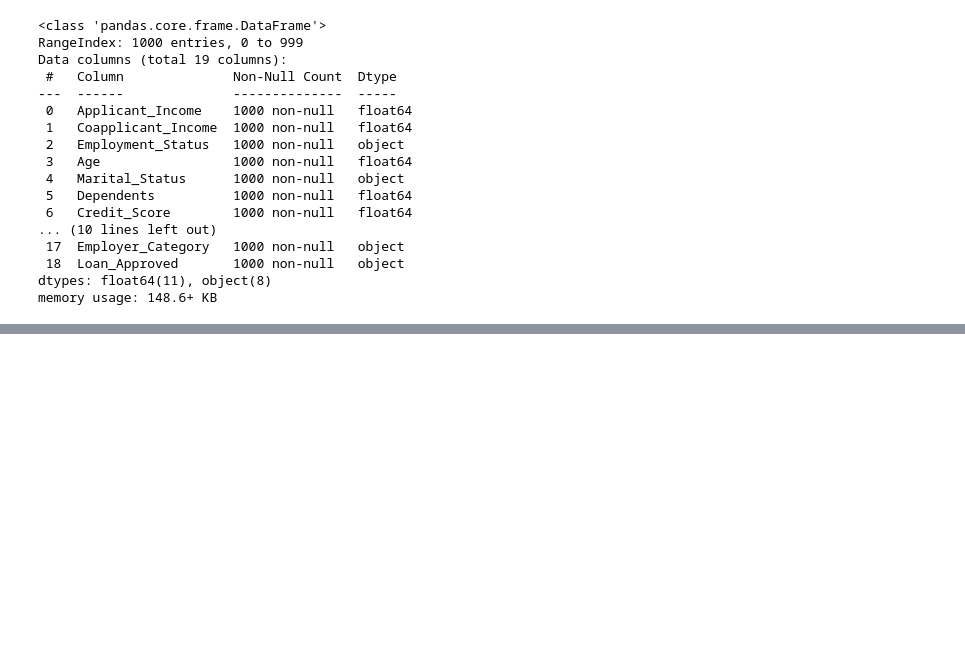
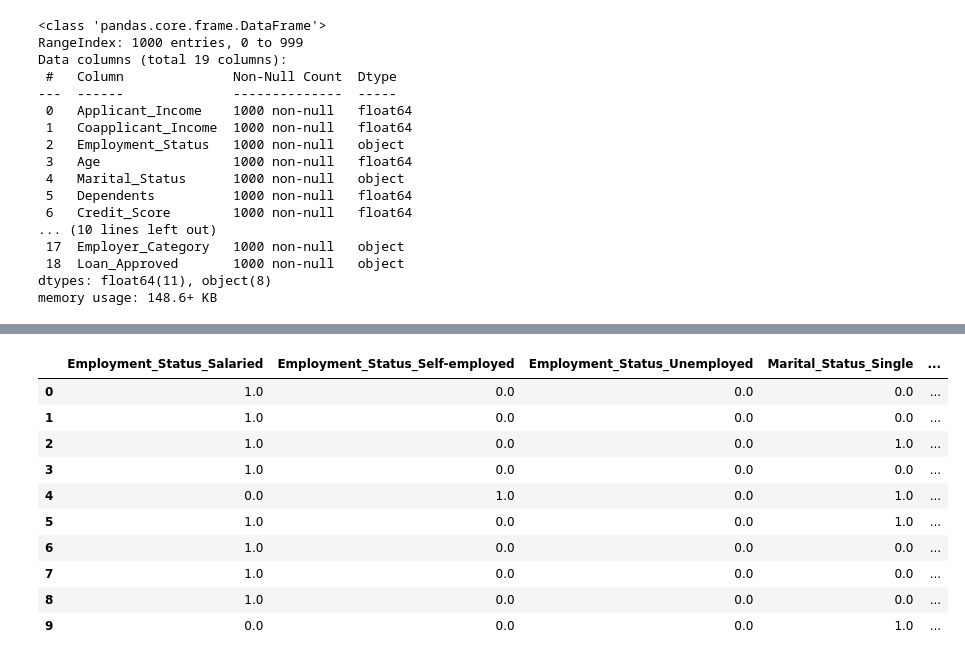
Before and after one commit to Vanshaj14Mohan/CreditWise-Loan-Approval-System, a Jupyter notebook: Files/main.ipynb, the cells around one changed output, grey strips where cells are left out. Drawn from its saved outputs; the diff is of its cells as text; code cells hidden in the pictures; blank space fills up the shorter version.

```diff
--- a/Files/main.ipynb
+++ b/Files/main.ipynb
@@ -336,3 +336,8 @@ memory usage: 148.6+ KB
 # Label Encoder: Assigns an Integer to each category, used for ordinal data => there is no order in the data
 # OneHotEncoder: Creates binary columns for each category, used for nominal data => No order in the data
 from sklearn.preprocessing import LabelEncoder, OneHotEncoder
+
+# Using Label Encoder
+le = LabelEncoder()
+df["Education_Level"] = le.fit_transform(df["Education_Level"])
+df["Loan_Approved"] = le.fit_transform(df["Loan_Approved"])
@@ -338,0 +353,8 @@ from sklearn.preprocessing import LabelEncoder, OneHotEncoder
+# %%
+cols = ["Employment_Status", "Marital_Status", "Loan_Purpose", "Property_Area",  "Employer_Category", "Gender"]
+
+ohe = OneHotEncoder(drop="first", sparse_output=False, handle_unknown="ignore")
+
+encoded = ohe.fit_transform(df[cols])
+
+ohe.get_feature_names_out(cols)
@@ -338,0 +380,15 @@ from sklearn.preprocessing import LabelEncoder, OneHotEncoder
+# %%
+encoded_df = pd.DataFrame(encoded, columns=ohe.get_feature_names_out(cols), index = df.index)
+encoded_df.head(10)
+# %% [output]
+|  | Employment_Status_Salaried | Employment_Status_Self-employed | Employment_Status_Unemployed | Marital_Status_Single | ... |
+| 0 | 1.0 | 0.0 | 0.0 | 0.0 | ... |
+| 1 | 1.0 | 0.0 | 0.0 | 0.0 | ... |
+| 2 | 1.0 | 0.0 | 0.0 | 1.0 | ... |
+| 3 | 1.0 | 0.0 | 0.0 | 0.0 | ... |
+| 4 | 0.0 | 1.0 | 0.0 | 1.0 | ... |
+| 5 | 1.0 | 0.0 | 0.0 | 1.0 | ... |
+| 6 | 1.0 | 0.0 | 0.0 | 0.0 | ... |
+| 7 | 1.0 | 0.0 | 0.0 | 0.0 | ... |
+| 8 | 1.0 | 0.0 | 0.0 | 0.0 | ... |
+| 9 | 0.0 | 0.0 | 0.0 | 1.0 | ... |
```
Also changed, not shown: parts of 3 cells of this notebook.
